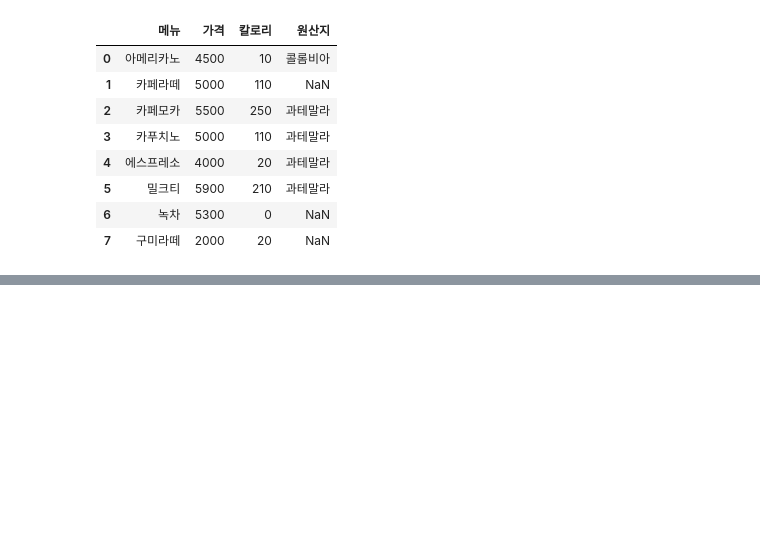
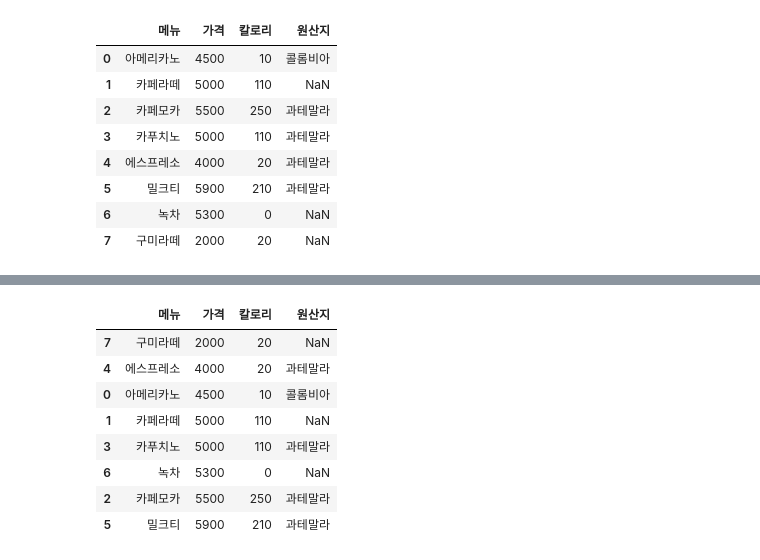
Before and after one commit to himzei/chat-python, a Jupyter notebook: 04_판다스/02_인덱싱_슬라이싱.ipynb, the cells around one changed output, grey strips where cells are left out. Saved outputs shown, nothing was run; the diff lists cells and outputs as text; code cells hidden in the pictures; blank space fills up the shorter version.

```diff
--- a/04_판다스/02_인덱싱_슬라이싱.ipynb
+++ b/04_판다스/02_인덱싱_슬라이싱.ipynb
@@ -177,0 +217,13 @@ df.to_csv("cafe2.csv", index=False)
+# %%
+df = df.sort_values("가격", ascending=True)
+df
+# %% [output]
+|  | 메뉴 | 가격 | 칼로리 | 원산지 |
+| 7 | 구미라떼 | 2000 | 20 | NaN |
+| 4 | 에스프레소 | 4000 | 20 | 과테말라 |
+| 0 | 아메리카노 | 4500 | 10 | 콜롬비아 |
+| 1 | 카페라떼 | 5000 | 110 | NaN |
+| 3 | 카푸치노 | 5000 | 110 | 과테말라 |
+| 6 | 녹차 | 5300 | 0 | NaN |
+| 2 | 카페모카 | 5500 | 250 | 과테말라 |
+| 5 | 밀크티 | 5900 | 210 | 과테말라 |
```
Also changed, not shown: parts of 14 cells of this notebook.
